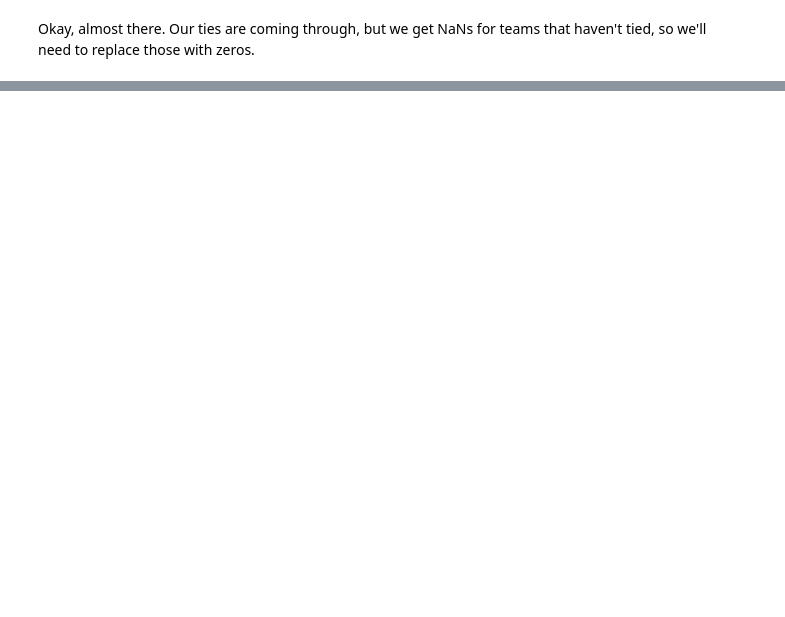
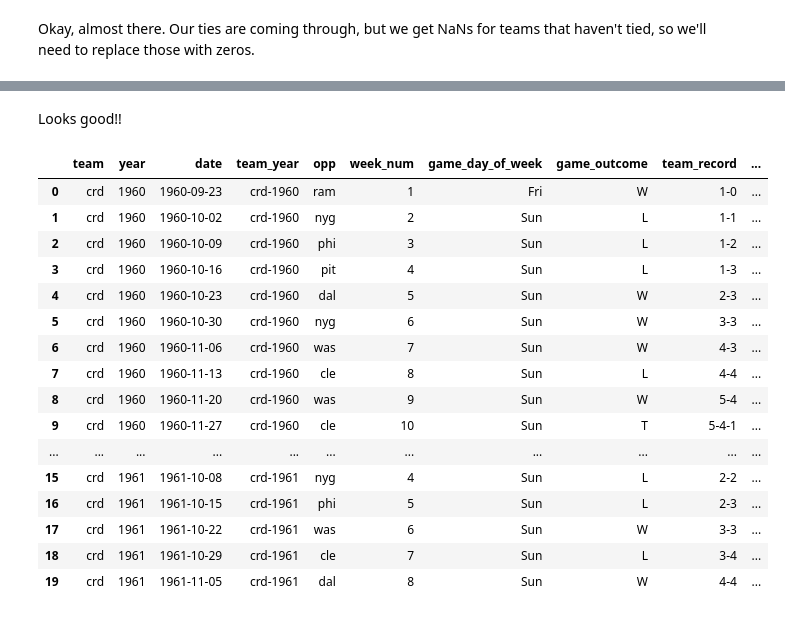
Before and after one commit to edubu2/metis-project2, a Jupyter notebook: clean_sched_df.ipynb, the cells around one changed output, grey strips where cells are left out. Cells and saved outputs as stored; diff of their text form; code cells hidden in the pictures; blank space fills up the shorter version.

```diff
--- a/clean_sched_df.ipynb
+++ b/clean_sched_df.ipynb
@@ -204,0 +311,22 @@ game_df.sample(20)
+# %% [markdown]
+Looks good!!
+# %%
+game_df.head(20)
+# %% [output]
+|  | team | year | date | team_year | opp | week_num | game_day_of_week | game_outcome | team_record | ... |
+| 0 | crd | 1960 | 1960-09-23 | crd-1960 | ram | 1 | Fri | W | 1-0 | ... |
+| 1 | crd | 1960 | 1960-10-02 | crd-1960 | nyg | 2 | Sun | L | 1-1 | ... |
+| 2 | crd | 1960 | 1960-10-09 | crd-1960 | phi | 3 | Sun | L | 1-2 | ... |
+| 3 | crd | 1960 | 1960-10-16 | crd-1960 | pit | 4 | Sun | L | 1-3 | ... |
+| 4 | crd | 1960 | 1960-10-23 | crd-1960 | dal | 5 | Sun | W | 2-3 | ... |
+| 5 | crd | 1960 | 1960-10-30 | crd-1960 | nyg | 6 | Sun | W | 3-3 | ... |
+| 6 | crd | 1960 | 1960-11-06 | crd-1960 | was | 7 | Sun | W | 4-3 | ... |
+| 7 | crd | 1960 | 1960-11-13 | crd-1960 | cle | 8 | Sun | L | 4-4 | ... |
+| 8 | crd | 1960 | 1960-11-20 | crd-1960 | was | 9 | Sun | W | 5-4 | ... |
+| 9 | crd | 1960 | 1960-11-27 | crd-1960 | cle | 10 | Sun | T | 5-4-1 | ... |
+| ... | ... | ... | ... | ... | ... | ... | ... | ... | ... | ... |
+| 15 | crd | 1961 | 1961-10-08 | crd-1961 | nyg | 4 | Sun | L | 2-2 | ... |
+| 16 | crd | 1961 | 1961-10-15 | crd-1961 | phi | 5 | Sun | L | 2-3 | ... |
+| 17 | crd | 1961 | 1961-10-22 | crd-1961 | was | 6 | Sun | W | 3-3 | ... |
+| 18 | crd | 1961 | 1961-10-29 | crd-1961 | cle | 7 | Sun | L | 3-4 | ... |
+| 19 | crd | 1961 | 1961-11-05 | crd-1961 | dal | 8 | Sun | W | 4-4 | ... |
```
Also changed, not shown: parts of 31 cells of this notebook.
